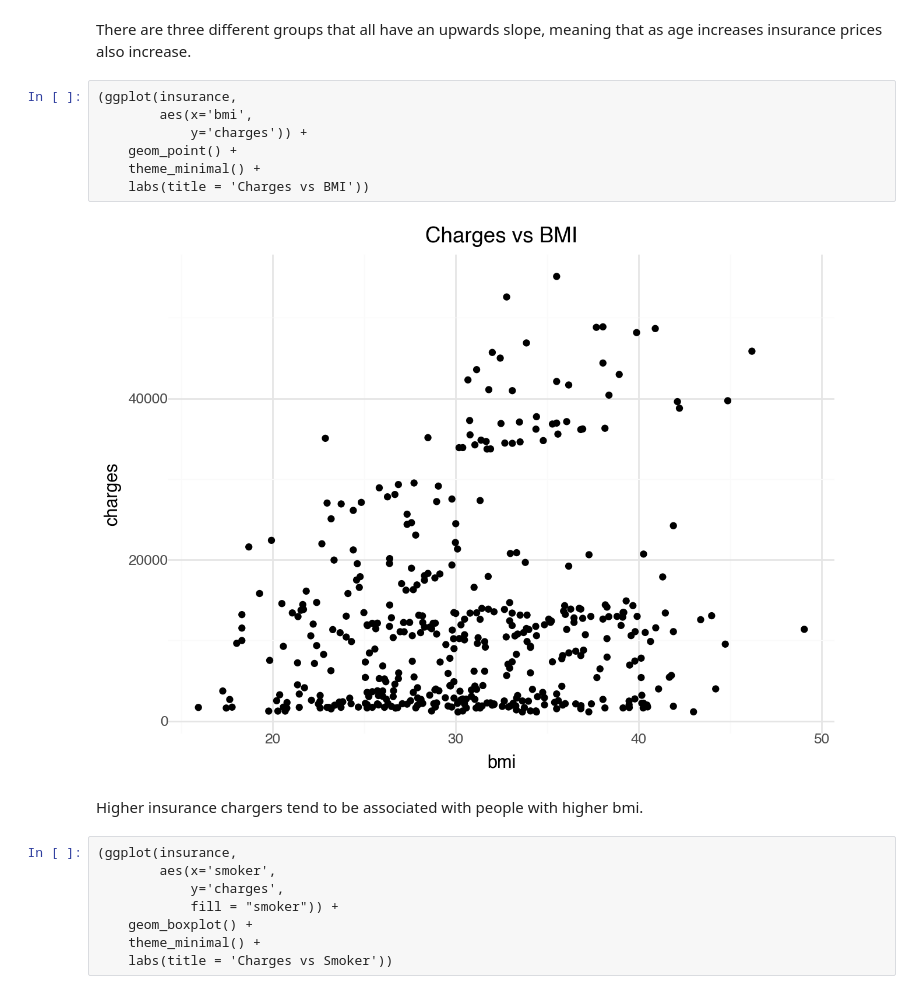
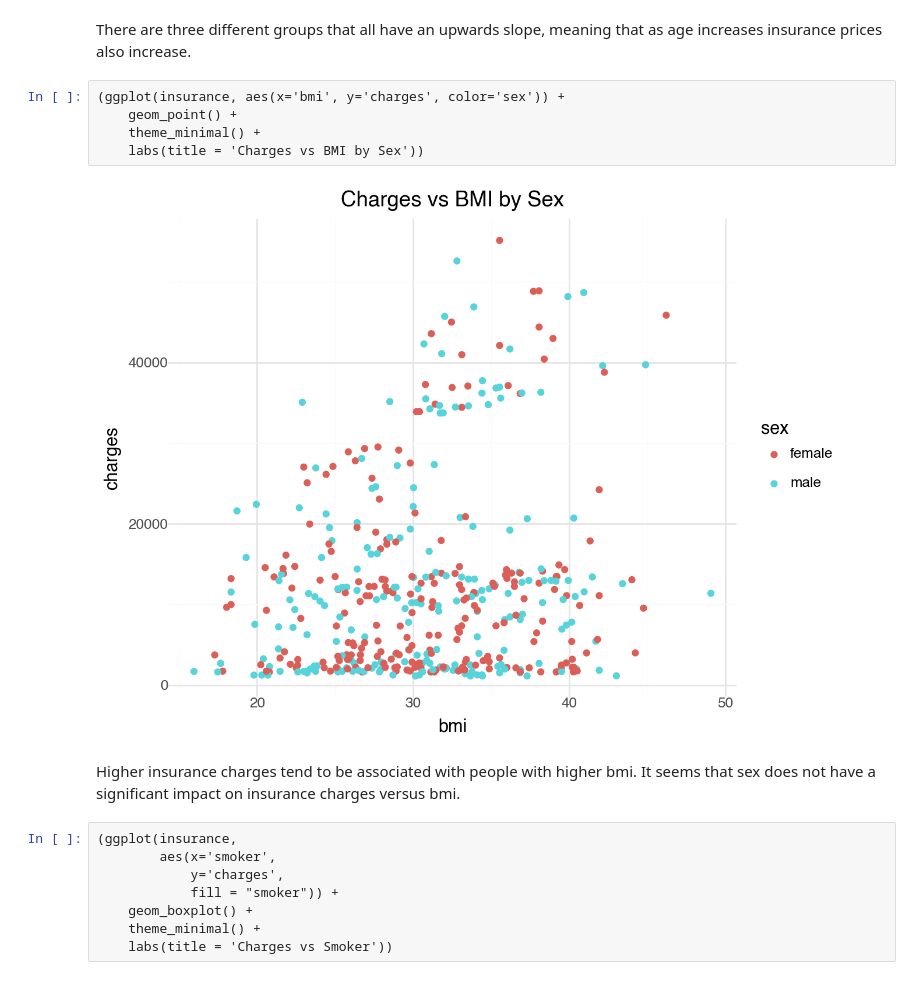
Before and after one commit to smilburn529/Lab-5, a Jupyter notebook: Lab-5.ipynb, the cells around one changed output. Cells and saved outputs as stored; diff of their text form.

```diff
--- a/Lab-5.ipynb
+++ b/Lab-5.ipynb
@@ -87,16 +87,14 @@ dtype: bool
 # %% [markdown]
 There are three different groups that all have an upwards slope, meaning that as age increases insurance prices also increase.
 # %%
-(ggplot(insurance,
-        aes(x='bmi',
-            y='charges')) +
+(ggplot(insurance, aes(x='bmi', y='charges', color='sex')) +
     geom_point() +
     theme_minimal() +
-    labs(title = 'Charges vs BMI'))
+    labs(title = 'Charges vs BMI by Sex'))
 # %% [output]
-[figure, old version]
+[figure, new version]
 # %% [markdown]
-Higher insurance chargers tend to be associated with people with higher bmi.
+Higher insurance charges tend to be associated with people with higher bmi. It seems that sex does not have a significant impact on insurance charges versus bmi.
 # %%
 (ggplot(insurance,
         aes(x='smoker',
```
Also changed, not shown: 2 other files.
